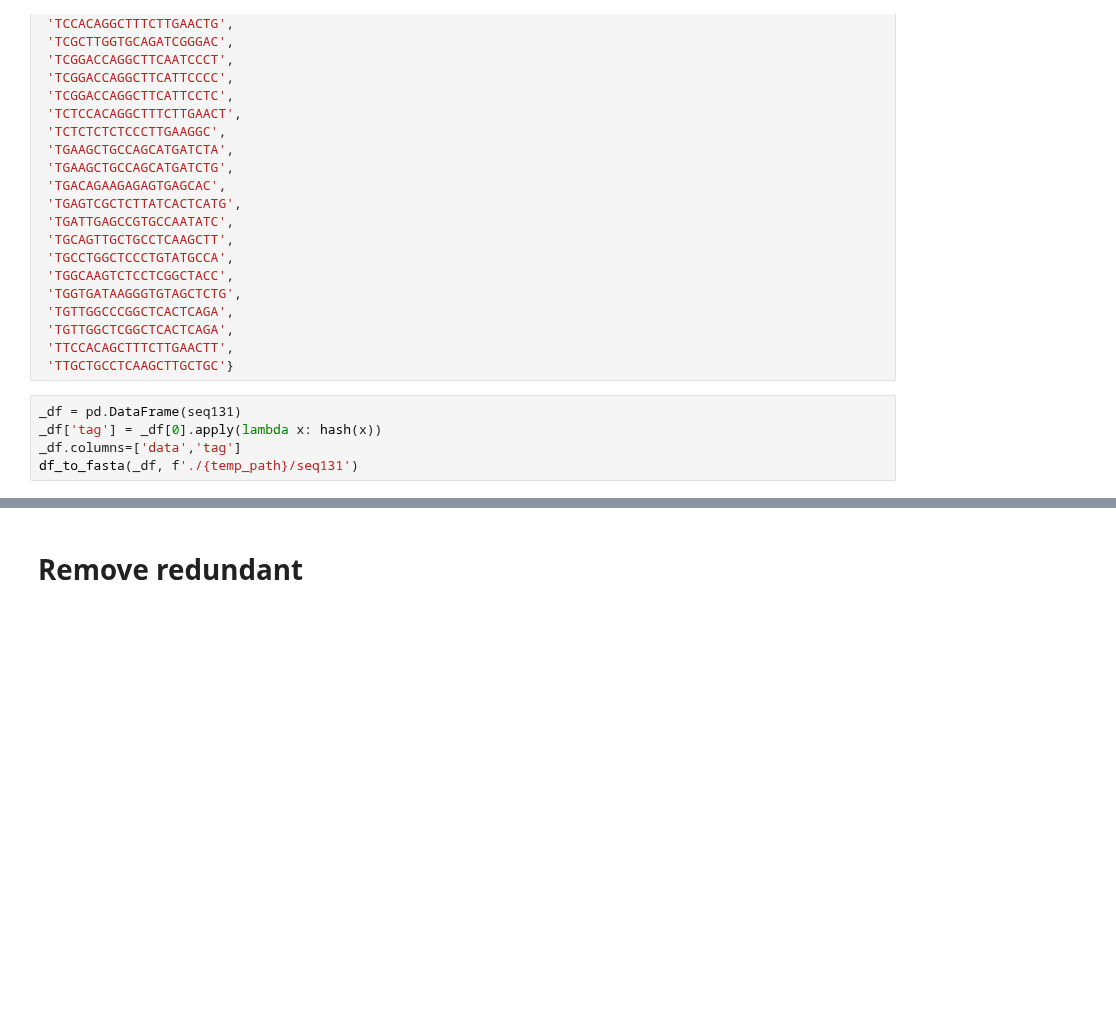
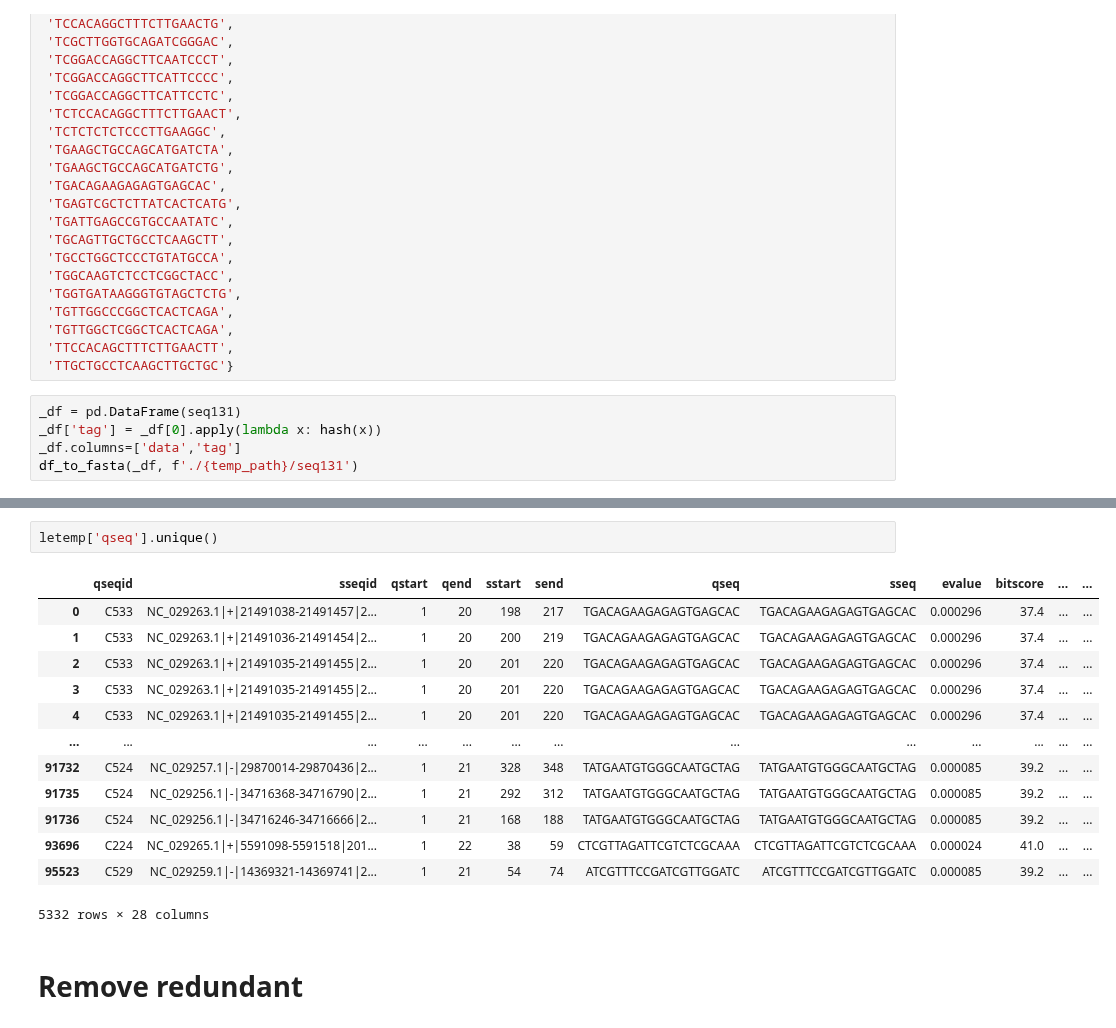
Before and after one commit to Ilia-Abolhasani/amir-p3, a Jupyter notebook: Code-Test.ipynb, the cells around one changed output, grey strips where cells are left out. Cells and saved outputs as stored; diff of their text form; blank space fills up the shorter version.

```diff
--- a/Code-Test.ipynb
+++ b/Code-Test.ipynb
@@ -393,3 +393,19 @@ NC: 0 result: (91,)
+# %%
+letemp['qseq'].unique()
+# %% [output]
+|  | qseqid | sseqid | qstart | qend | sstart | send | qseq | sseq | evalue | bitscore | ... | ... |
+| 0 | C533 | NC_029263.1|+|21491038-21491457|2... | 1 | 20 | 198 | 217 | TGACAGAAGAGAGTGAGCAC | TGACAGAAGAGAGTGAGCAC | 0.000296 | 37.4 | ... | ... |
+| 1 | C533 | NC_029263.1|+|21491036-21491454|2... | 1 | 20 | 200 | 219 | TGACAGAAGAGAGTGAGCAC | TGACAGAAGAGAGTGAGCAC | 0.000296 | 37.4 | ... | ... |
+| 2 | C533 | NC_029263.1|+|21491035-21491455|2... | 1 | 20 | 201 | 220 | TGACAGAAGAGAGTGAGCAC | TGACAGAAGAGAGTGAGCAC | 0.000296 | 37.4 | ... | ... |
+| 3 | C533 | NC_029263.1|+|21491035-21491455|2... | 1 | 20 | 201 | 220 | TGACAGAAGAGAGTGAGCAC | TGACAGAAGAGAGTGAGCAC | 0.000296 | 37.4 | ... | ... |
+| 4 | C533 | NC_029263.1|+|21491035-21491455|2... | 1 | 20 | 201 | 220 | TGACAGAAGAGAGTGAGCAC | TGACAGAAGAGAGTGAGCAC | 0.000296 | 37.4 | ... | ... |
+| ... | ... | ... | ... | ... | ... | ... | ... | ... | ... | ... | ... | ... |
+| 91732 | C524 | NC_029257.1|-|29870014-29870436|2... | 1 | 21 | 328 | 348 | TATGAATGTGGGCAATGCTAG | TATGAATGTGGGCAATGCTAG | 0.000085 | 39.2 | ... | ... |
+| 91735 | C524 | NC_029256.1|-|34716368-34716790|2... | 1 | 21 | 292 | 312 | TATGAATGTGGGCAATGCTAG | TATGAATGTGGGCAATGCTAG | 0.000085 | 39.2 | ... | ... |
+| 91736 | C524 | NC_029256.1|-|34716246-34716666|2... | 1 | 21 | 168 | 188 | TATGAATGTGGGCAATGCTAG | TATGAATGTGGGCAATGCTAG | 0.000085 | 39.2 | ... | ... |
+| 93696 | C224 | NC_029265.1|+|5591098-5591518|201... | 1 | 22 | 38 | 59 | CTCGTTAGATTCGTCTCGCAAA | CTCGTTAGATTCGTCTCGCAAA | 0.000024 | 41.0 | ... | ... |
+| 95523 | C529 | NC_029259.1|-|14369321-14369741|2... | 1 | 21 | 54 | 74 | ATCGTTTCCGATCGTTGGATC | ATCGTTTCCGATCGTTGGATC | 0.000085 | 39.2 | ... | ... |
+5332 rows × 28 columns
 # %% [markdown]
 # Remove redundant
 # %% [markdown]
```
Also changed, not shown: parts of 3 cells of this notebook, 2 other files.
